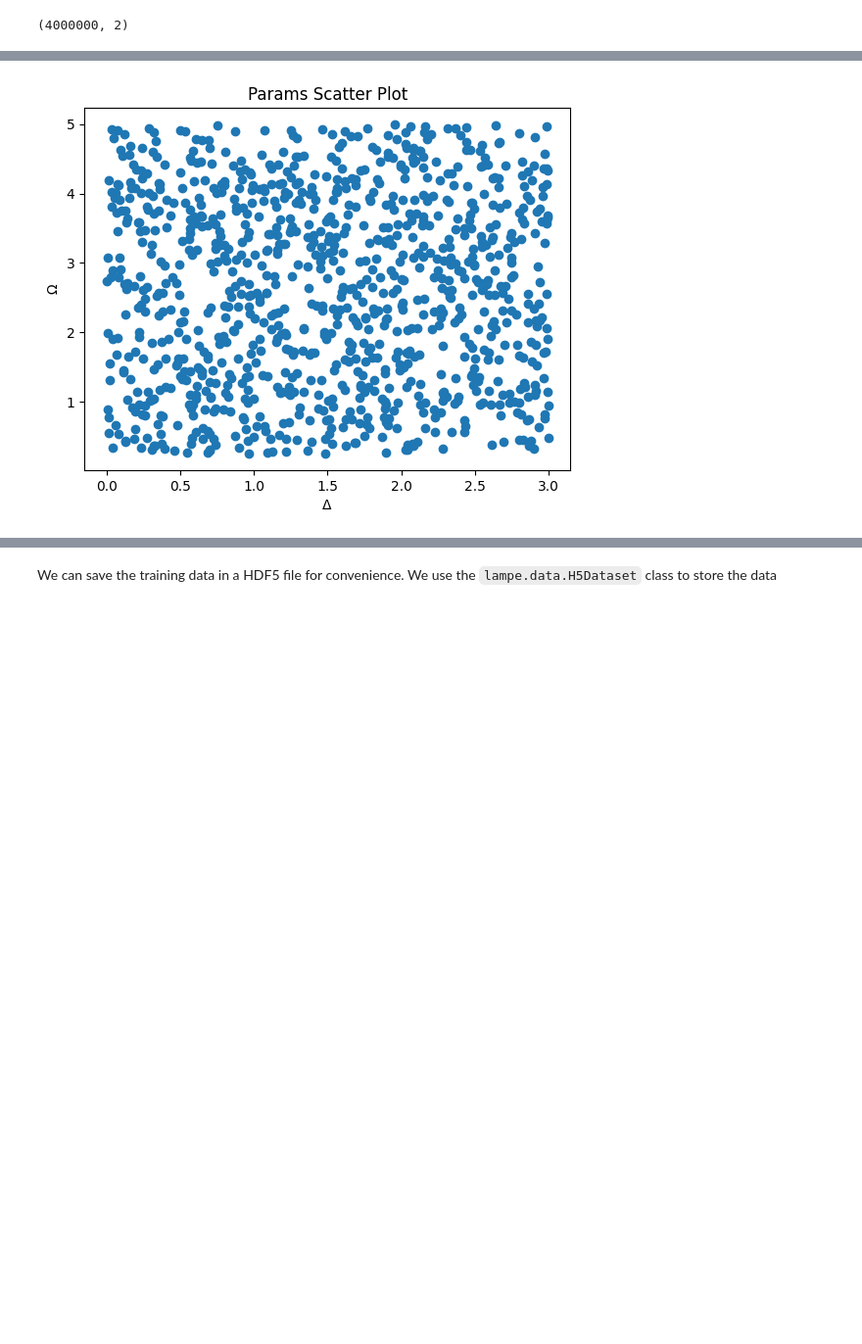
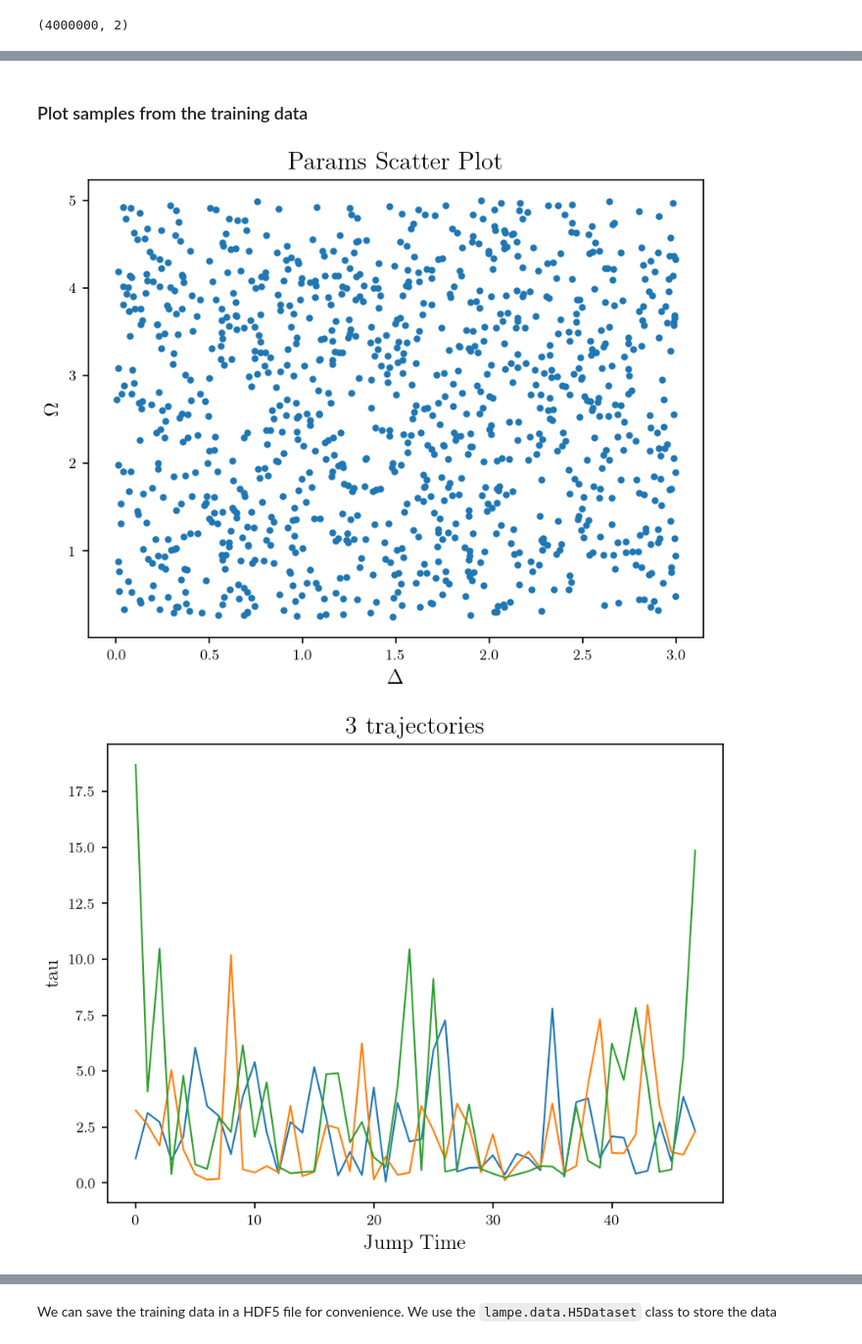
Before and after one commit to CarlosSMWolff/ParamEst-NN, a Jupyter notebook: notebooks/4-NPE.ipynb, the cells around one changed output, grey strips where cells are left out. Shown at 98% size. Saved outputs shown, nothing was run; the diff lists cells and outputs as text; code cells hidden in the pictures; blank space fills up the shorter version.

```diff
--- a/notebooks/4-NPE.ipynb
+++ b/notebooks/4-NPE.ipynb
@@ -28,5 +32,11 @@ params.shape
+# %% [markdown]
+### Plot samples from the training data
 # %%
 import matplotlib.pyplot as plt
+from lampe.plots import nice_rc
+
+plt.rcParams.update(nice_rc(latex=True))  # nicer plot settings
+
 
 params_2d = params[:1000]  # Select the first 1000 points
 
@@ -37,4 +47,21 @@ plt.ylabel(LABELS[1])
 plt.title('Params Scatter Plot')
 plt.show()
 # %% [output]
-[figure, old version]
+[figure, new version]
+# %%
+# Select 3 elements from taus
+elements = taus[:3]
+
+# Plot the elements as lines
+for element in elements:
+    plt.plot(element)
+
+# Add labels and title
+plt.xlabel('Jump Time')
+plt.ylabel('tau')
+plt.title('3 trajectories')
+
+# Show the plot
+plt.show()
+# %% [output]
+[figure, added]
```
Also changed, not shown: parts of 37 cells of this notebook.
